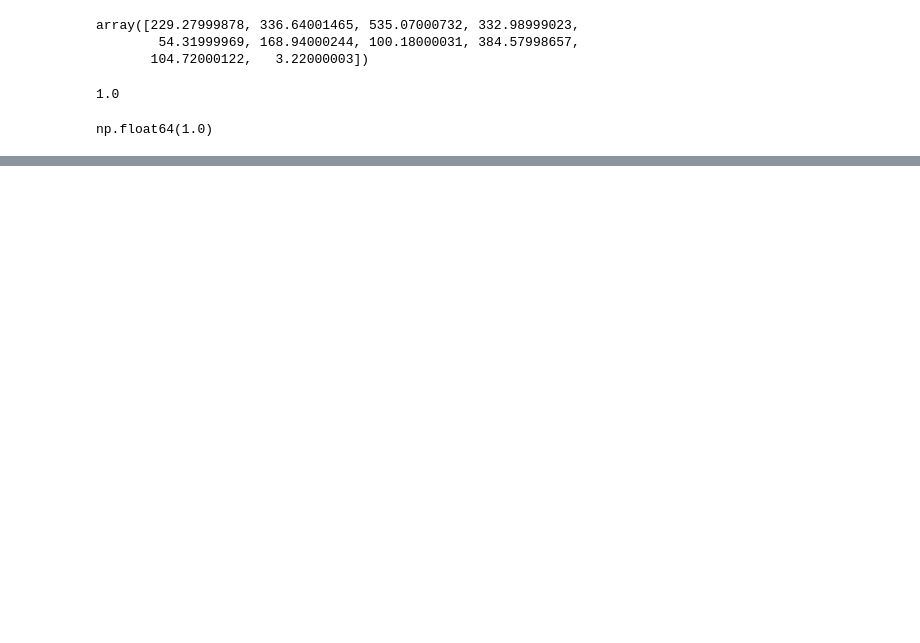
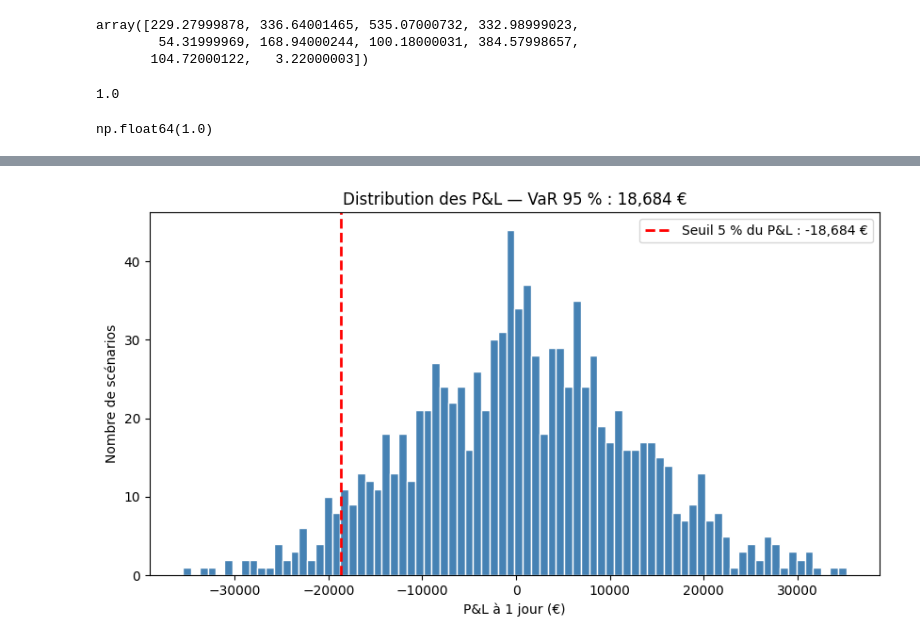
Before and after one commit to rakotoan/Value-at-Risk, a Jupyter notebook: VAR.ipynb, the cells around one changed output, grey strips where cells are left out. Cells and saved outputs as stored; diff of their text form; code cells hidden in the pictures; blank space fills up the shorter version.

```diff
--- a/VAR.ipynb
+++ b/VAR.ipynb
@@ -344,0 +353,26 @@ np.float64(-5.222883125246147)
+# %%
+import numpy as np
+import matplotlib.pyplot as plt
+
+seuil_pnl = np.quantile(PnL, 0.05)
+var_95 = -seuil_pnl
+
+plt.figure(figsize=(10, 5))
+
+plt.hist(PnL, bins=80, color="steelblue", edgecolor="white")
+
+plt.axvline(
+    seuil_pnl,
+    color="red",
+    linestyle="--",
+    linewidth=2,
+    label=f"Seuil 5 % du P&L : {seuil_pnl:,.0f} €"
+)
+
+plt.xlabel("P&L à 1 jour (€)")
+plt.ylabel("Nombre de scénarios")
+plt.title(f"Distribution des P&L — VaR 95 % : {var_95:,.0f} €")
+plt.legend()
+plt.show()
+# %% [output]
+[figure, added]
```
Also changed, not shown: parts of 12 cells of this notebook.
